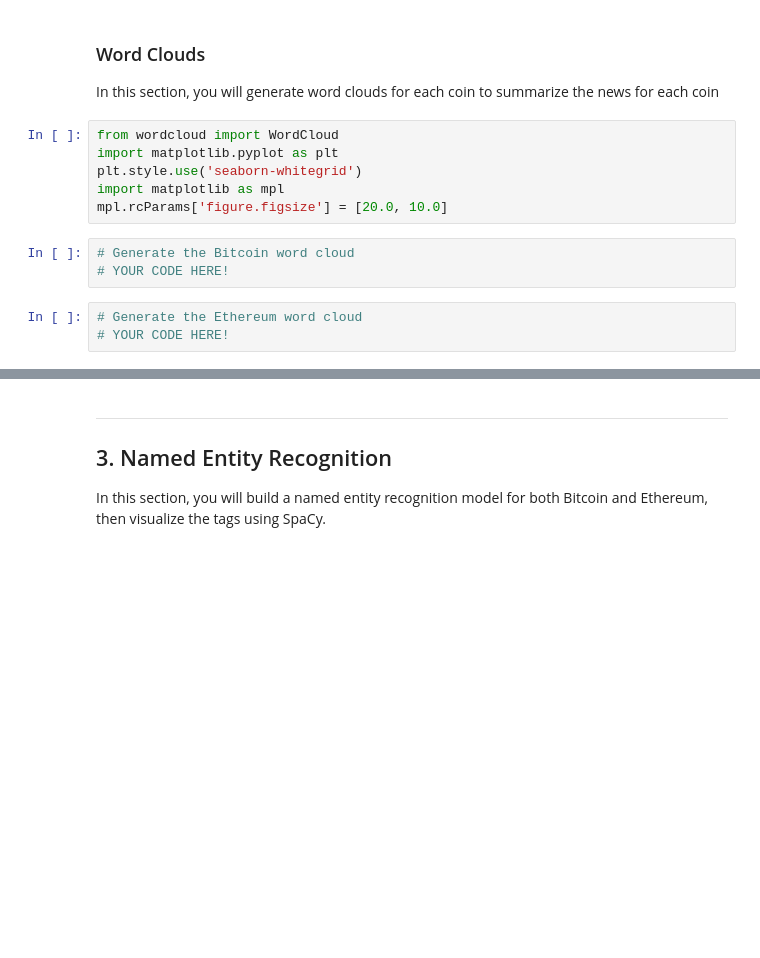
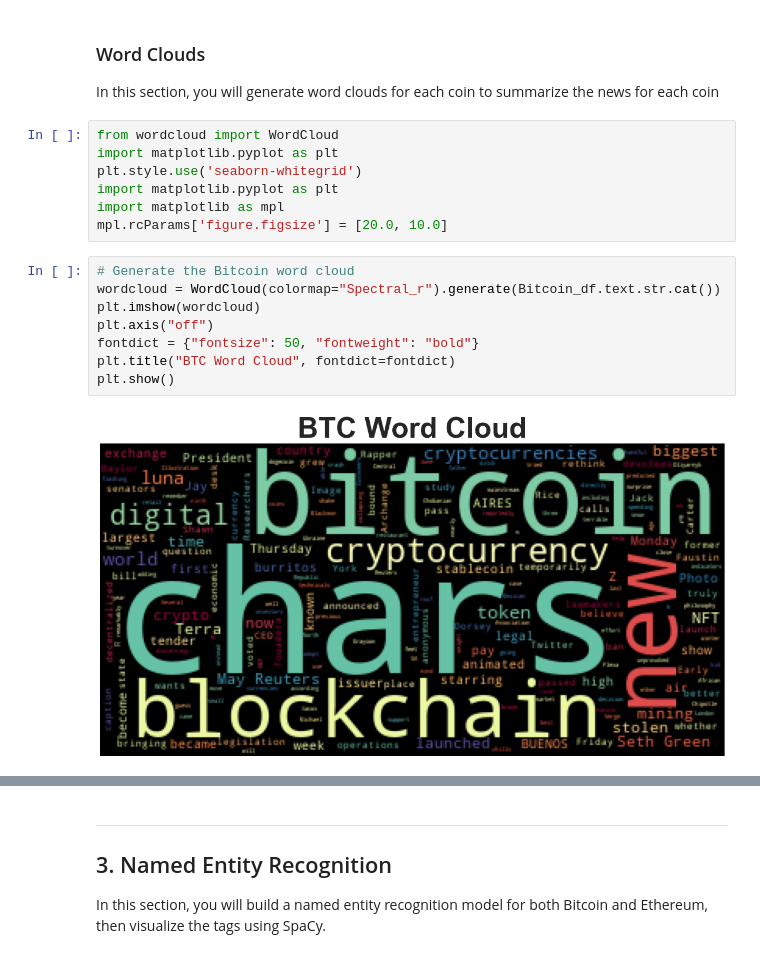
Before and after one commit to JamelBoyer/Homework-12-Tales-from-the-Crypto, a Jupyter notebook: Instructions/Starter_Code/crypto_sentiment.ipynb, the cells around one changed output, grey strips where cells are left out. Cells and saved outputs as stored; diff of their text form; blank space fills up the shorter version.

```diff
--- a/Instructions/Starter_Code/crypto_sentiment.ipynb
+++ b/Instructions/Starter_Code/crypto_sentiment.ipynb
@@ -348,11 +392,16 @@ In this section, you will generate word clouds for each coin to summarize the ne
 from wordcloud import WordCloud
 import matplotlib.pyplot as plt
 plt.style.use('seaborn-whitegrid')
+import matplotlib.pyplot as plt
 import matplotlib as mpl
 mpl.rcParams['figure.figsize'] = [20.0, 10.0]
-# %%
-# Generate the Bitcoin word cloud
-# YOUR CODE HERE!
-# %%
-# Generate the Ethereum word cloud
-# YOUR CODE HERE!
+# %%
+# Generate the Bitcoin word cloud
+wordcloud = WordCloud(colormap="Spectral_r").generate(Bitcoin_df.text.str.cat())
+plt.imshow(wordcloud)
+plt.axis("off")
+fontdict = {"fontsize": 50, "fontweight": "bold"}
+plt.title("BTC Word Cloud", fontdict=fontdict)
+plt.show()
+# %% [output]
+[figure, added]
```
Also changed, not shown: parts of 28 cells of this notebook.
